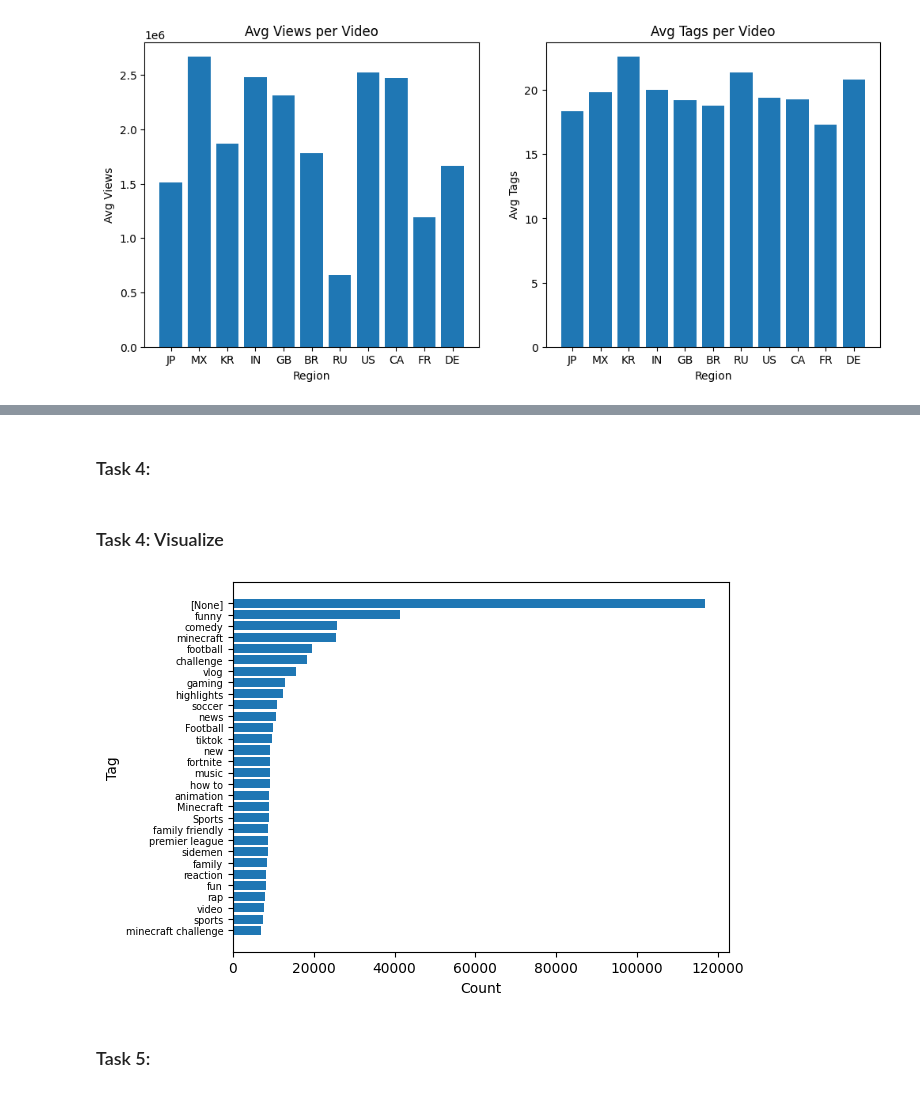
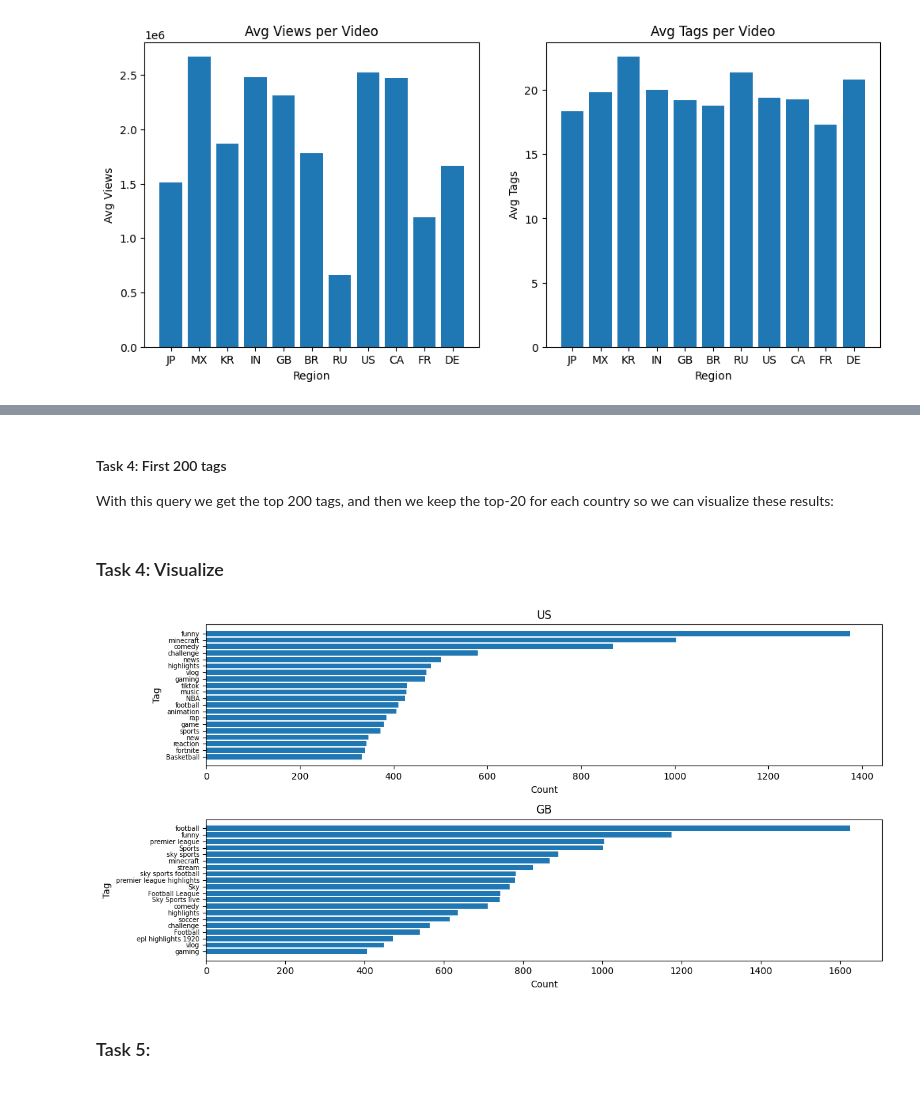
Before and after one commit to AlexandrosMaragkakis/Youtube_data_analysis, a Jupyter notebook: BigDataManagement - Project #2.ipynb, the cells around one changed output, grey strips where cells are left out. Saved outputs shown, nothing was run; the diff lists cells and outputs as text; code cells hidden in the pictures.

Commit message:
Fix pipeline and results for task 4, delete unused files

```diff
--- a/BigDataManagement - Project #2.ipynb
+++ b/BigDataManagement - Project #2.ipynb
@@ -295,5 +353,6 @@ plt.show()
 # %% [markdown]
-### Task 4:
+#### Task 4: First 200 tags
+With this query we get the top 200 tags, and then we keep the top-20 for each country so we can visualize these results:
 # %%
 result = client['my_db']['videos_data'].aggregate([
     {
@@ -338,15 +428,25 @@ for item in result:
 # %% [markdown]
 ### Task 4: Visualize
 # %%
-plt.barh(tags, counts)
-plt.xlabel('Count')
-plt.ylabel('Tag')
-ax = plt.gca()
-ax.invert_yaxis() # to invert the y axis
-ax.yaxis.set_tick_params(labelsize=7)
+fig, (ax1, ax2) = plt.subplots(2, 1, figsize=(12, 6))
+ax1.barh(tags_US, counts_US)
+ax1.set_xlabel('Count')
+ax1.set_ylabel('Tag')
+ax1.invert_yaxis()
+ax1.yaxis.set_tick_params(labelsize=7)
+ax1.set_title("US")
+
+ax2.barh(tags_GB, counts_GB)
+ax2.set_xlabel('Count')
+ax2.set_ylabel('Tag')
+ax2.invert_yaxis()
+ax2.yaxis.set_tick_params(labelsize=7)
+ax2.set_title("GB")
+
+plt.tight_layout()
 plt.show()
 # %% [output]
-[figure, old version]
+[figure, new version]
 # %% [markdown]
 ### Task 5:
 # %%
```
Also changed, not shown: parts of 4 cells of this notebook, 4 other files.
